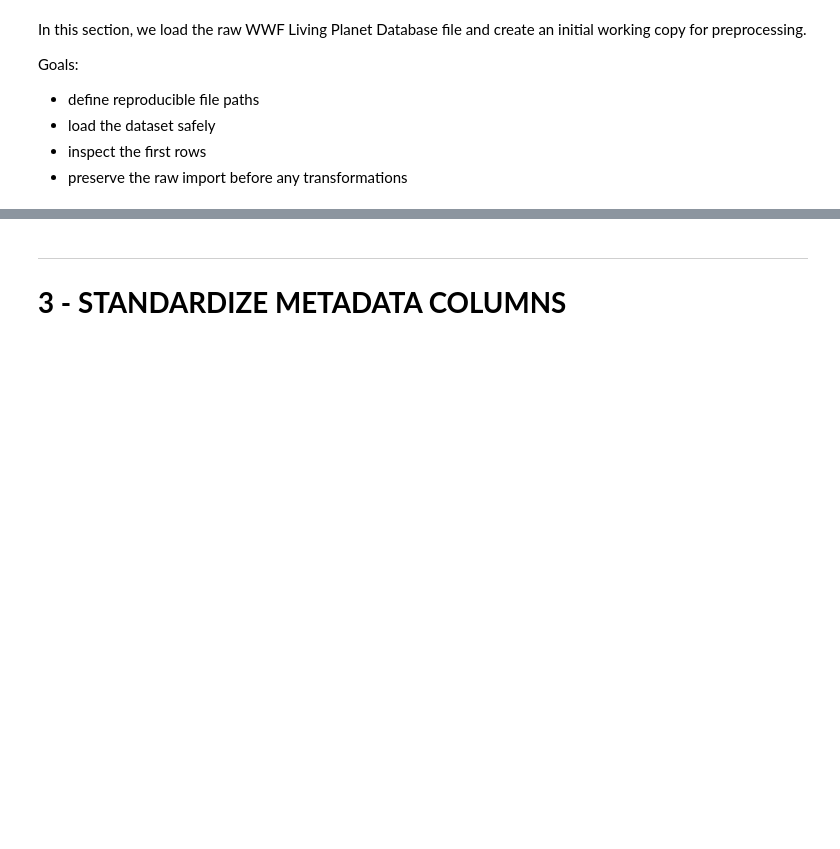
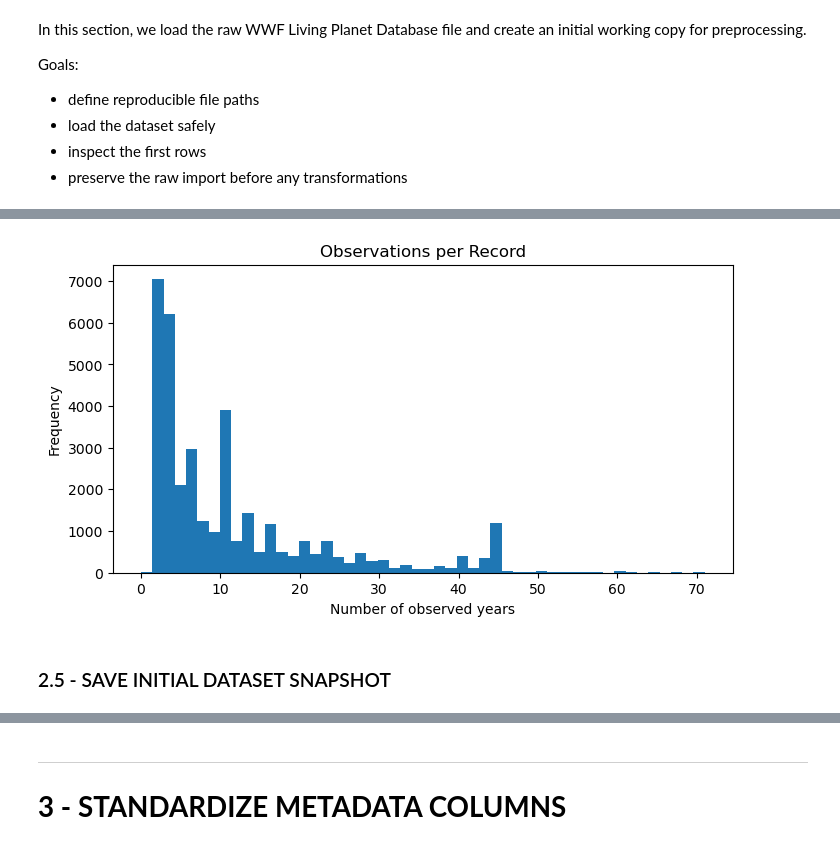
Before and after one commit to lukasbals/animal-diversity-prediction, a Jupyter notebook: notebooks/preprocessing_cleanup_enrico.ipynb, the cells around one changed output, grey strips where cells are left out. Cells and saved outputs as stored; diff of their text form; code cells hidden in the pictures; blank space fills up the shorter version.

Commit message:
Exported first cleaned datasets

```diff
--- a/notebooks/preprocessing_cleanup_enrico.ipynb
+++ b/notebooks/preprocessing_cleanup_enrico.ipynb
@@ -67,7 +67,7 @@ INTERIM_DIR = DATA_DIR / "interim"
 INTERIM_DIR.mkdir(parents=True, exist_ok=True)
 
 # Raw file path
-RAW_FILE = RAW_DIR / "wwf_living_planet_2024.csv"  # change to actual filename if needed
+RAW_FILE = RAW_DIR / "WWF_LPD_2024_public.csv"  # change to actual filename if needed
 
 print("Project root:", PROJECT_ROOT)
 print("Raw data path:", RAW_FILE)
@@ -74,0 +79,9 @@ print("Interim path:", INTERIM_DIR)
+# %%
+# Load dataset
+df_raw = pd.read_csv(RAW_FILE)
+
+# Protected working copy
+df = df_raw.copy()
+
+print(f"Raw dataset loaded successfully.")
+print(f"Shape: {df.shape[0]:,} rows x {df.shape[1]:,} columns")
@@ -99,0 +267,13 @@ year_cols
+# %%
+# Automatically identify year columns (e.g. 1950, 1951, ..., 2020)
+
+year_cols = [
+    col for col in df.columns
+    if str(col).isdigit() and 1900 <= int(col) <= 2100
+]
+
+year_cols = sorted(year_cols, key=lambda x: int(x))
+
+print(f"Detected {len(year_cols)} year columns")
+print("First 10 year columns:", year_cols[:10])
+print("Last 10 year columns:", year_cols[-10:])
@@ -106,0 +597,5 @@ Check:
+# %%
+observations_per_record = df[year_cols].notna().sum(axis=1)
+
+print("Observation count summary:")
+display(observations_per_record.describe())
@@ -106,0 +613,13 @@ Check:
+# %%
+import matplotlib.pyplot as plt
+
+plt.figure(figsize=(8,4))
+plt.hist(observations_per_record, bins=50)
+plt.title("Observations per Record")
+plt.xlabel("Number of observed years")
+plt.ylabel("Frequency")
+plt.show()
+# %% [output]
+[figure, added]
+# %% [markdown]
+### 2.5 - SAVE INITIAL DATASET SNAPSHOT
```
Also changed, not shown: parts of 260 cells of this notebook, 12 other files.
